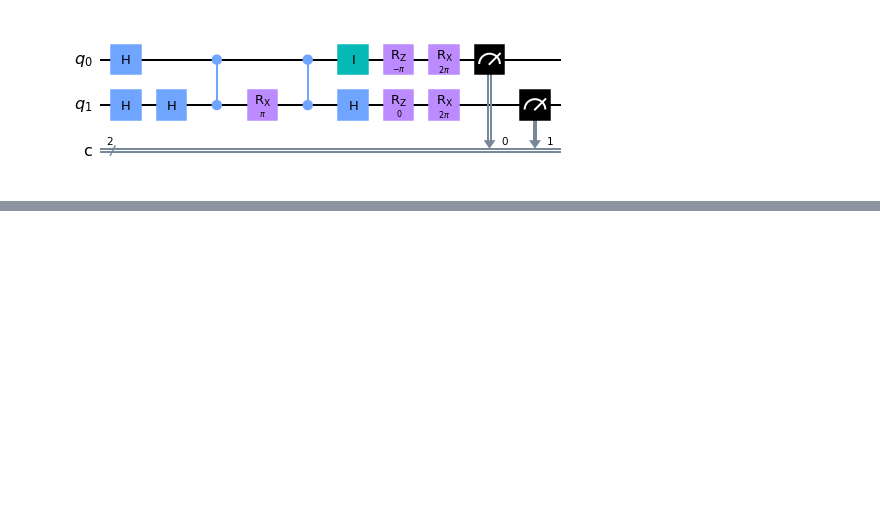
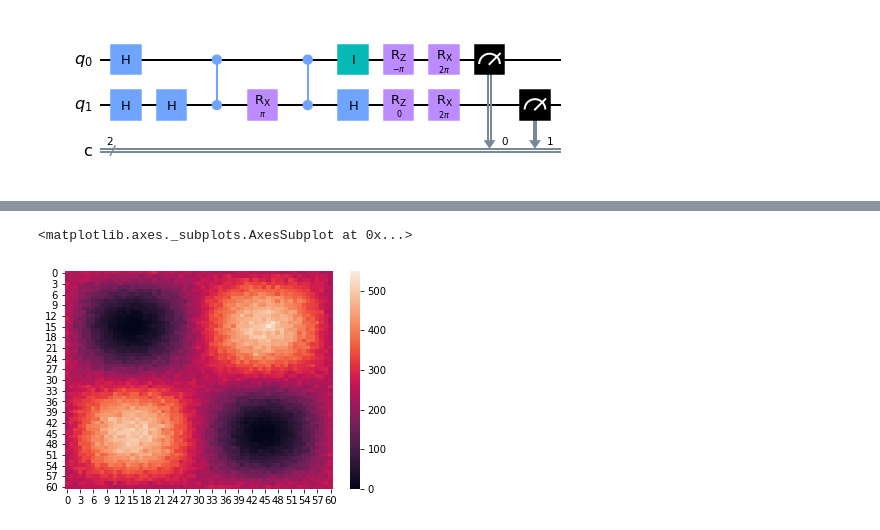
Before and after one commit to kosakhro/QAOA-for-exact-cover, a Jupyter notebook: qaoa_test.ipynb, the cells around one changed output, grey strips where cells are left out. Cells and saved outputs as stored; diff of their text form; code cells hidden in the pictures; blank space fills up the shorter version.

```diff
--- a/qaoa_test.ipynb
+++ b/qaoa_test.ipynb
@@ -88,0 +142,6 @@ sns.heatmap(res[:, :, 2])
+# %%
+# Making a heatmap plot
+sns.heatmap(res[:, :, 2])
+# %% [output]
+<matplotlib.axes._subplots.AxesSubplot at 0x...>
+[figure, added]
```
Also changed, not shown: parts of 21 cells of this notebook.
